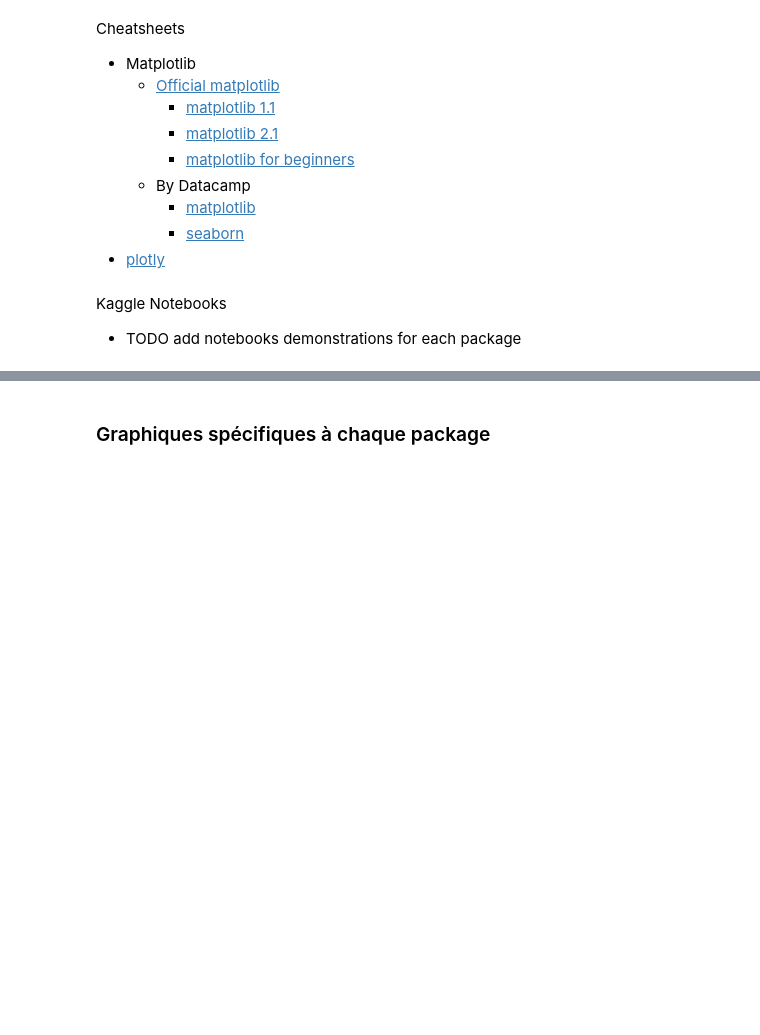
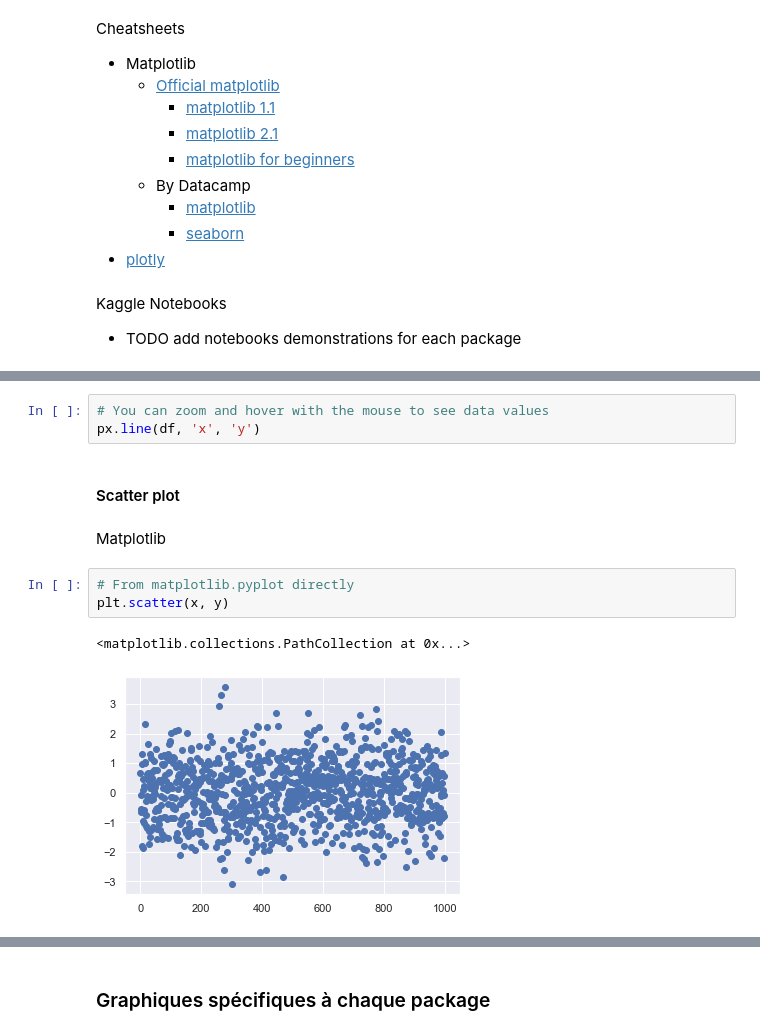
Before and after one commit to AlexisBogroff/data_viz_python_1_day, a Jupyter notebook: cours_partie_1.ipynb, the cells around one changed output, grey strips where cells are left out. Drawn from its saved outputs; the diff is of its cells as text; blank space fills up the shorter version.

```diff
--- a/cours_partie_1.ipynb
+++ b/cours_partie_1.ipynb
@@ -42,0 +79,13 @@ import plotly.express as px
+# %%
+# You can zoom and hover with the mouse to see data values
+px.line(df, 'x', 'y')
+# %% [markdown]
+#### Scatter plot
+# %% [markdown]
+Matplotlib
+# %%
+# From matplotlib.pyplot directly
+plt.scatter(x, y)
+# %% [output]
+<matplotlib.collections.PathCollection at 0x...>
+[figure, added]
```
Also changed, not shown: parts of 25 cells of this notebook.
